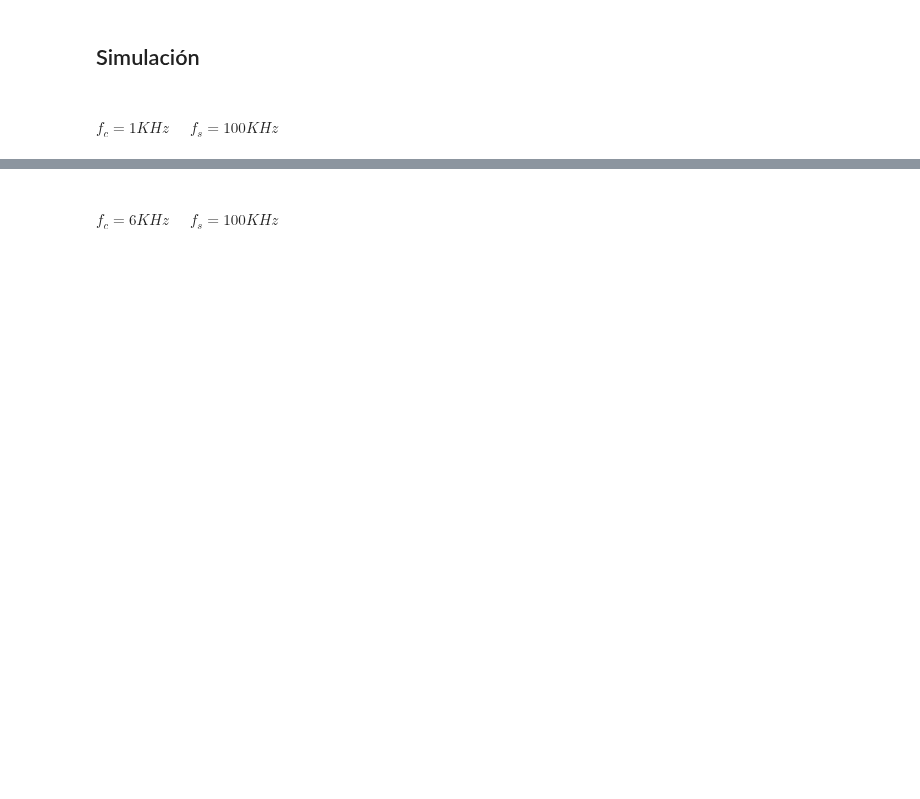
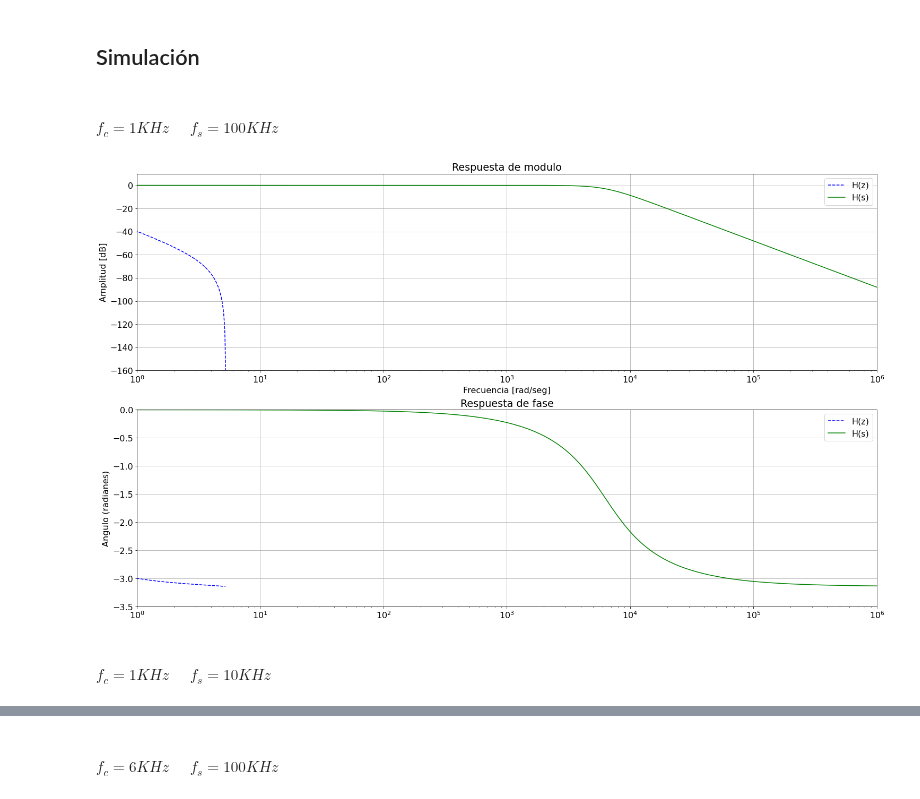
Before and after one commit to mpmarfisi/TC2, a Jupyter notebook: Tarea Semanal 8/TS8_Marfisi.ipynb, the cells around one changed output, grey strips where cells are left out. Drawn from its saved outputs; the diff is of its cells as text; code cells hidden in the pictures; blank space fills up the shorter version.

```diff
--- a/Tarea Semanal 8/TS8_Marfisi.ipynb
+++ b/Tarea Semanal 8/TS8_Marfisi.ipynb
@@ -44,6 +44,47 @@ from scipy import signal as sig
 
 # un módulo adaptado a mis necesidades
 from splane import analyze_sys, pretty_print_bicuad_omegayq
+# %%
+def print_analog_digital(w_z, H_z, fs, w_s, H_s):
+    plt.close('all')
+    fig, ax = plt.subplots(2,1)
+    ax[0].set_title('Respuesta de modulo')
+    ax[0].semilogx(w_z*fs, 20 * np.log10(abs(H_z)), 'b--', w_s, 20 * np.log10(abs(H_s)), 'g-')
+    ax[0].set_ylabel('Amplitud [dB]')
+    ax[0].set_xlabel('Frecuencia [rad/seg]')
+    ax[0].grid(True)
+    ax[0].legend(['H(z)', 'H(s)'])
+    ax[0].set_xlim([1, 1e6])
+    ax[0].set_ylim([-160, 10])
+    angles_z = np.unwrap(np.angle(H_z))
+    angles_s = np.unwrap(np.angle(H_s))
+    ax[1].set_title('Respuesta de fase')
+    ax[1].semilogx(w_z*fs, angles_z, 'b--', w_s, angles_s, 'g')
+    ax[1].set_ylabel('Angulo (radianes)')
+    ax[1].grid(True)
+    ax[1].legend(['H(z)', 'H(s)'])
+    ax[1].set_xlim([1, 1e6])
+    ax[1].set_ylim([-3.5, 0])
+# %% [markdown]
+#### $f_c=1KHz\;\;\;\;\;f_s=100KHz$
+# %%
+fc = 1e3
+wo = 2*np.pi*fc
+num1 = np.array([wo**2])
+den1 = np.array([1, np.sqrt(2)*wo, wo**2])
+
+# Módulo y fase analógica
+w_s, H_s = sig.freqs(num1, den1, worN = np.logspace(-1,7,1000))
+
+# Módulo y fase digital
+fs1 = 100e3
+num1_z, den1_z = sig.bilinear(num1, den1, fs = fs1)
+w_z, H_z = sig.freqz(num1_z, den1_z)
+
+# Ploteo analógica y digital
+print_analog_digital(w_z, H_z, fs, w_s, H_s)
+# %% [output]
+[figure, added]
 # %% [markdown]
-#### $f_c=1KHz\;\;\;\;\;f_s=100KHz$
+#### $f_c=1KHz\;\;\;\;\;f_s=10KHz$
 # %%
```
Also changed, not shown: parts of 7 cells of this notebook.
